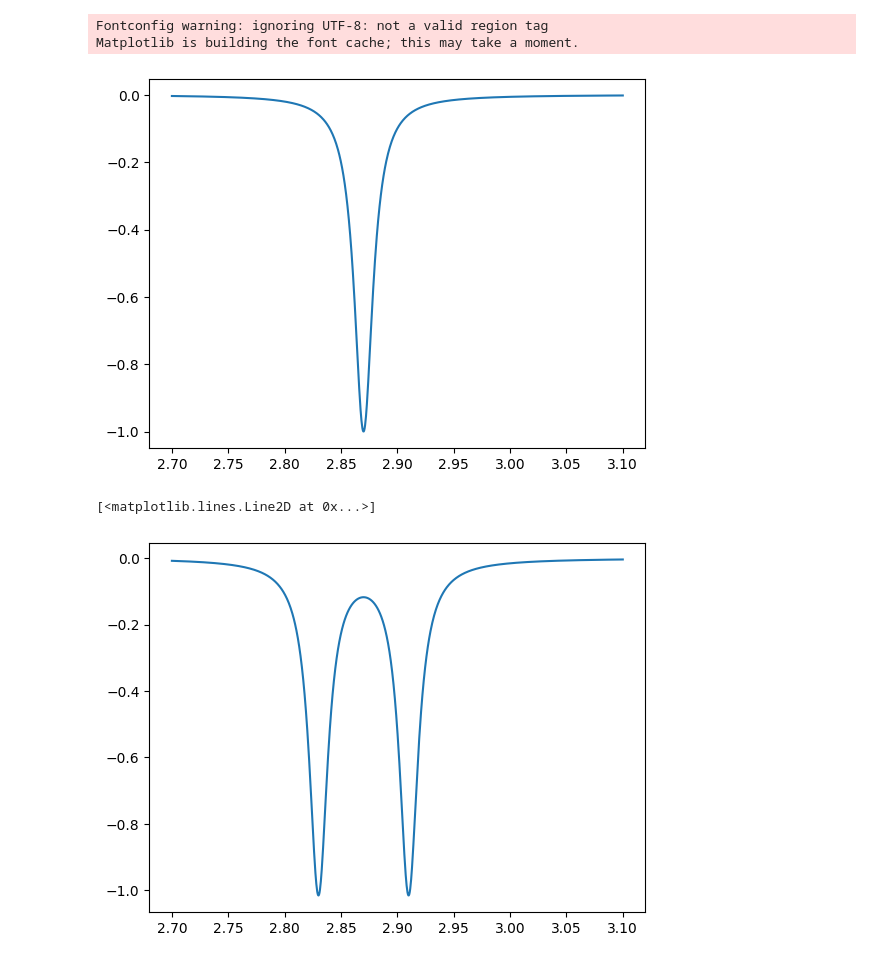
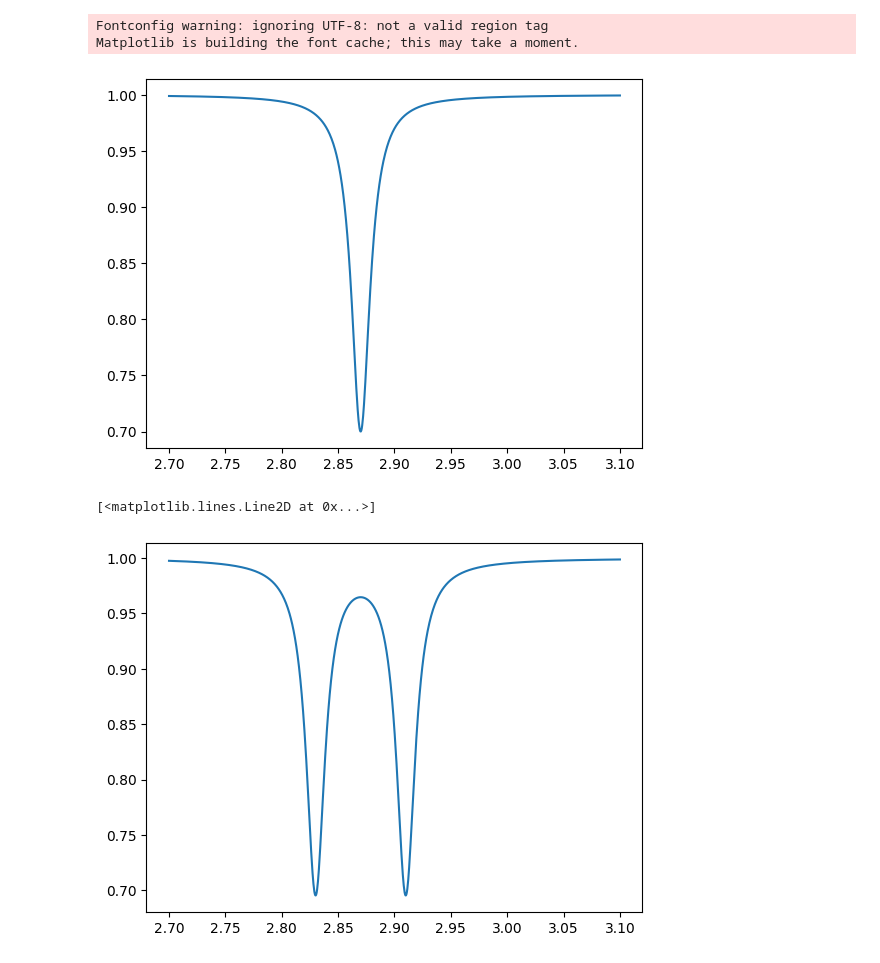
Before and after one commit to smncrm/odmr-demo, a Jupyter notebook: experiments.ipynb, the cells around one changed output. Cells and saved outputs as stored; diff of their text form; code cells hidden in the pictures.

Commit message:
add offset to lorentzian functions

```diff
--- a/experiments.ipynb
+++ b/experiments.ipynb
@@ -5,7 +5,7 @@ import matplotlib.pyplot as plt
 Fontconfig warning: ignoring UTF-8: not a valid region tag
 Matplotlib is building the font cache; this may take a moment.
 # %%
-def single_peak_lorentzian(x, amplitude, center, width):
+def single_peak_lorentzian(x, amplitude, center, width, constant=1):
     """
     Calculate a single peak Lorentzian function.
 
@@ -14,13 +14,14 @@ def single_peak_lorentzian(x, amplitude, center, width):
     amplitude (float): The height of the peak.
     center (float): The position of the center of the peak.
     width (float): The width of the peak.
+    constant (float): A constant offset added to the Lorentzian function.
 
     Returns:
     array-like: The calculated Lorentzian values at each point in x.
     """
-    return amplitude * (width**2 / ((x - center)**2 + width**2))
+    return amplitude * (width**2 / ((x - center)**2 + width**2)) + constant
 
-def multi_peak_lorentzian(x, amplitudes, centers, widths):
+def multi_peak_lorentzian(x, amplitudes, centers, widths, constant=1):
     """
     Calculate a sum of multiple Lorentzian peaks.
 
@@ -29,31 +30,32 @@ def multi_peak_lorentzian(x, amplitudes, centers, widths):
     amplitudes (array-like): The heights of the peaks.
     centers (array-like): The positions of the centers of the peaks.
     widths (array-like): The widths of the peaks.
+    constant (float): A constant offset added to the Lorentzian function.
 
     Returns:
     array-like: The calculated Lorentzian values at each point in x.
     """
-    result = 0
+    result = constant * np.ones_like(x)
     for amplitude, center, width in zip(amplitudes, centers, widths):
-        result += single_peak_lorentzian(x, amplitude, center, width)
+        result += single_peak_lorentzian(x, amplitude, center, width, constant=0)
     return result
 # %%
-amp = -1
+amp = -0.3
 center = 2.87
 width = 0.01
 
 x = np.linspace(2.7, 3.1, 1000)
 
 plt.plot(x, single_peak_lorentzian(x, amp, center, width), label='Single Peak Lorentzian')
 plt.show()
 # %% [output]
-[figure, old version]
+[figure, new version]
 # %%
-amps = [-1, -1]
+amps = [-.3, -.3]
 centers = [2.83, 2.91]
 width = [0.01, 0.01]
 
 plt.plot(x, multi_peak_lorentzian(x, amps, centers, width), label='Multi Peak Lorentzian')
 # %% [output]
 [<matplotlib.lines.Line2D at 0x...>]
-[figure, old version]
+[figure, new version]
```
